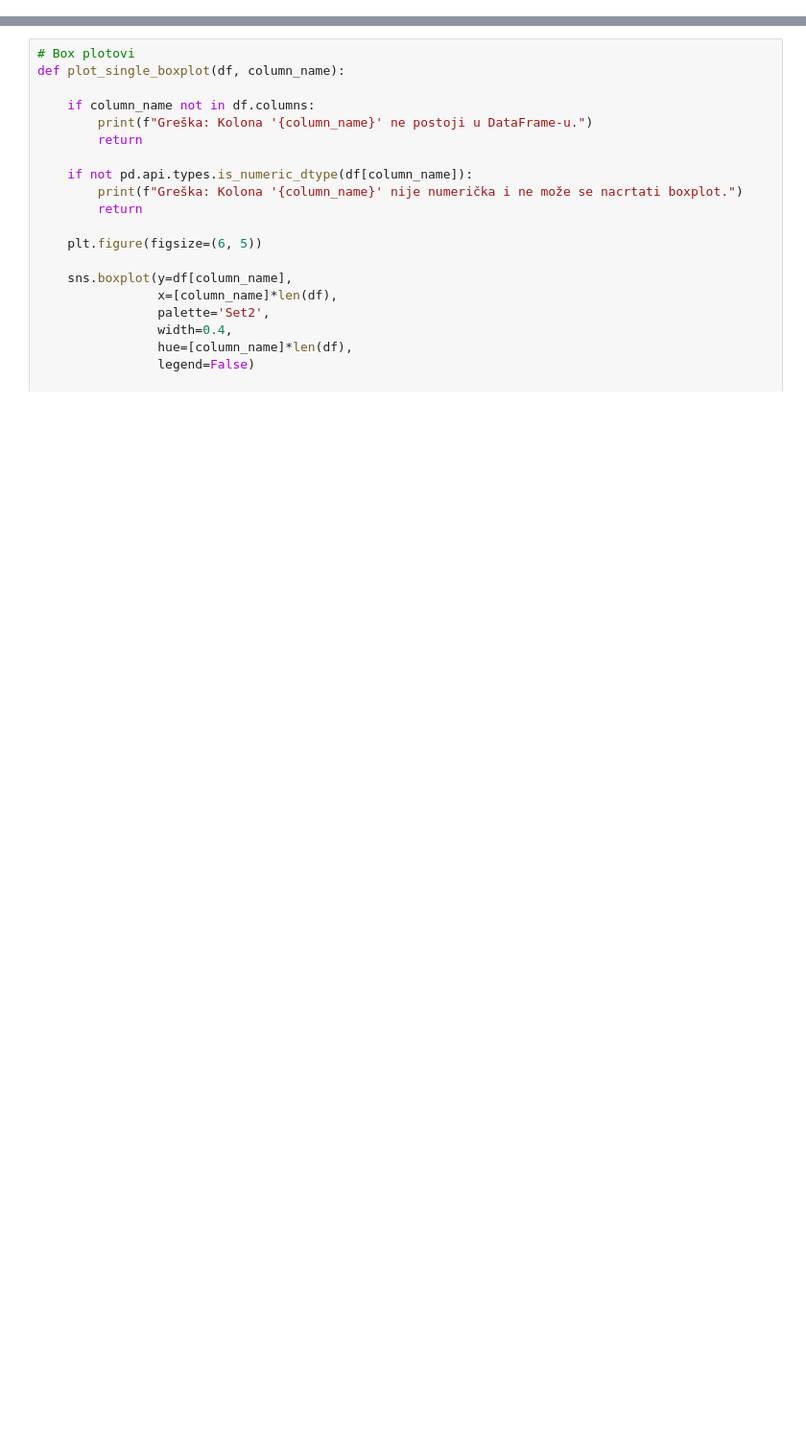
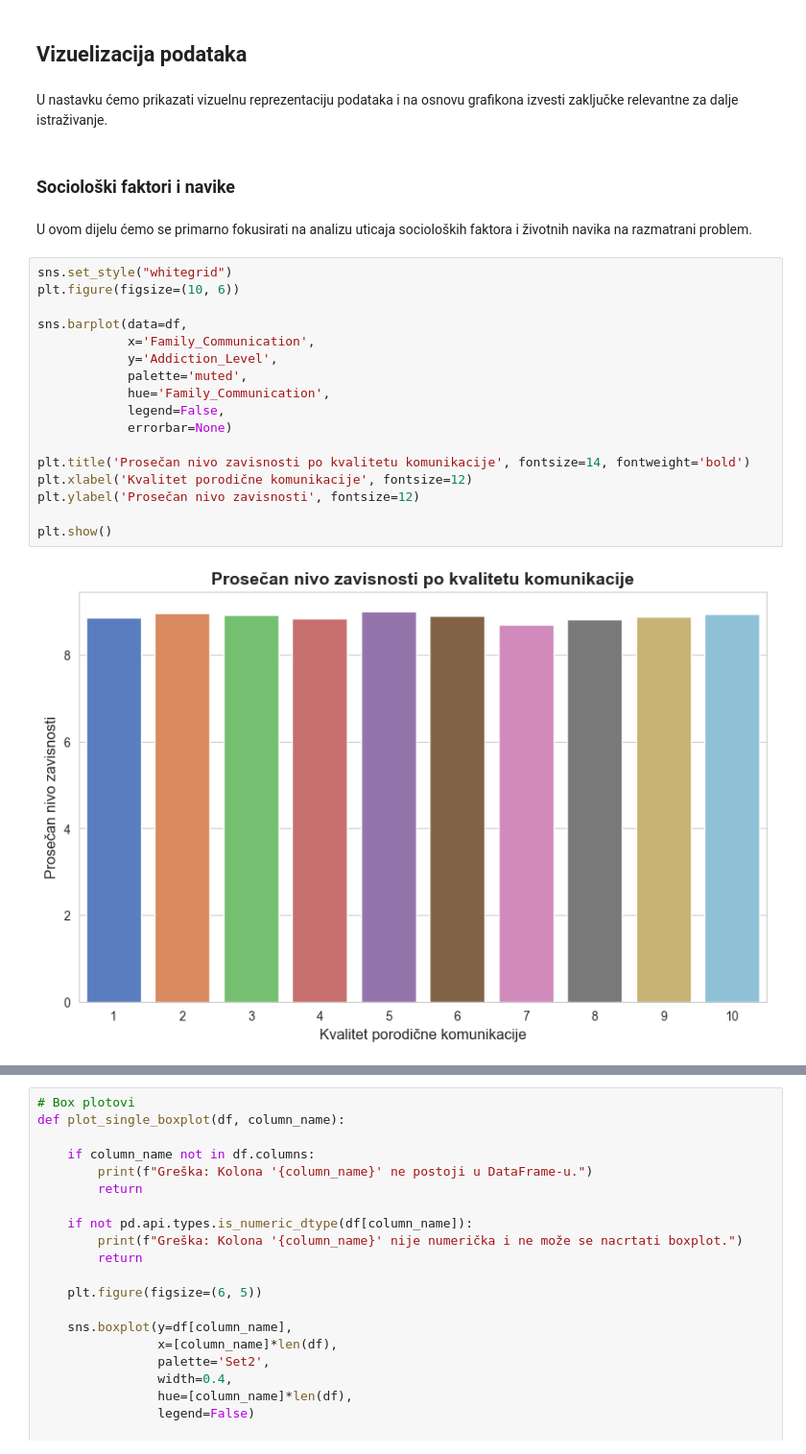
Before and after one commit to djukic002/siap-projekat, a Jupyter notebook: eda.ipynb, the cells around one changed output, grey strips where cells are left out. Shown at 96% size. Saved outputs shown, nothing was run; the diff lists cells and outputs as text; blank space fills up the shorter version.

```diff
--- a/eda.ipynb
+++ b/eda.ipynb
@@ -151,0 +36,27 @@ plt.show()
+# %% [markdown]
+<h2> Vizuelizacija podataka</h2>
+# %% [markdown]
+U nastavku ćemo prikazati vizuelnu reprezentaciju podataka i na osnovu grafikona izvesti zaključke relevantne za dalje istraživanje.
+# %% [markdown]
+<h3> Sociološki faktori i navike</h3>
+# %% [markdown]
+U ovom dijelu ćemo se primarno fokusirati na analizu uticaja socioloških faktora i životnih navika na razmatrani problem.
+# %%
+sns.set_style("whitegrid")
+plt.figure(figsize=(10, 6))
+
+sns.barplot(data=df,
+            x='Family_Communication',
+            y='Addiction_Level',
+            palette='muted',
+            hue='Family_Communication',
+            legend=False,
+            errorbar=None)
+
+plt.title('Prosečan nivo zavisnosti po kvalitetu komunikacije', fontsize=14, fontweight='bold')
+plt.xlabel('Kvalitet porodične komunikacije', fontsize=12)
+plt.ylabel('Prosečan nivo zavisnosti', fontsize=12)
+
+plt.show()
+# %% [output]
+[figure, added]
```
Also changed, not shown: parts of 40 cells of this notebook, 1 other file.
